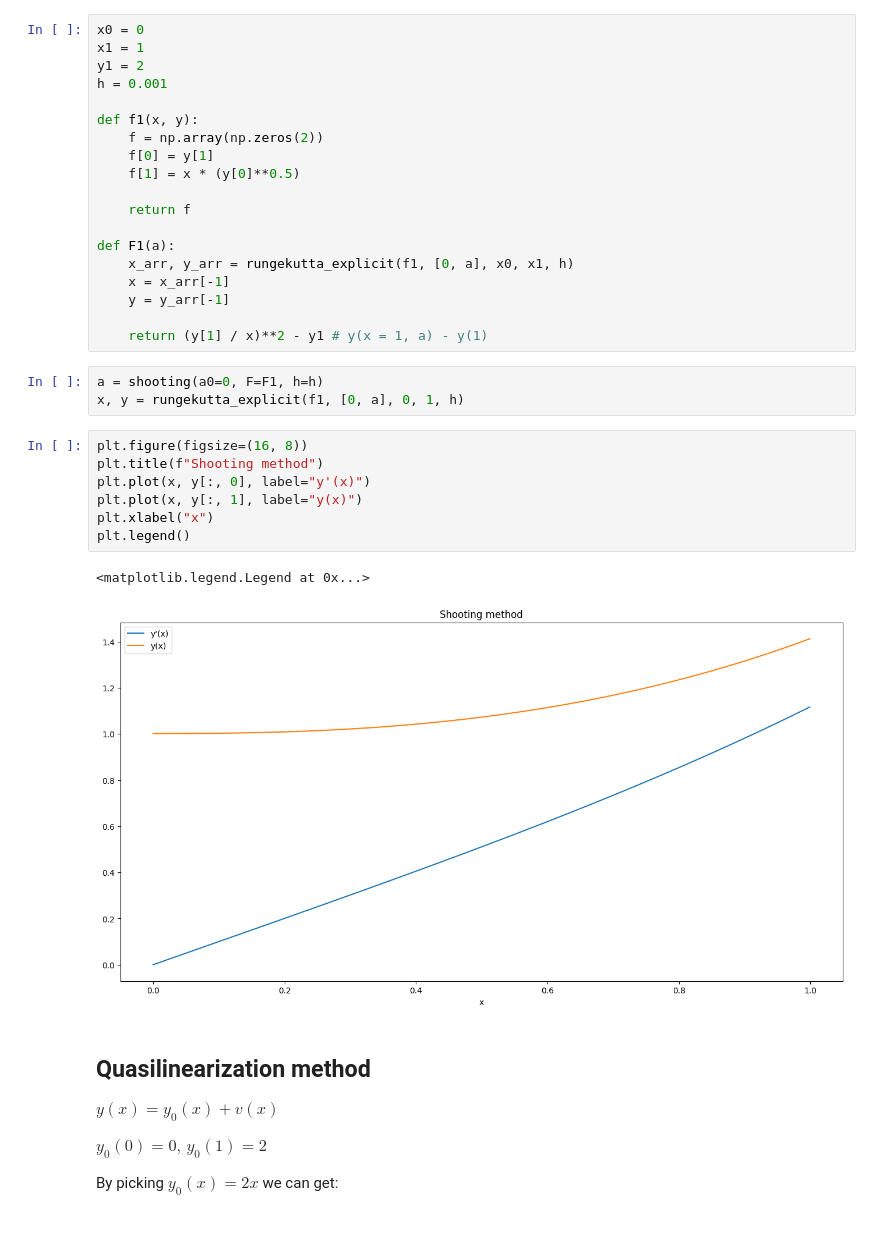
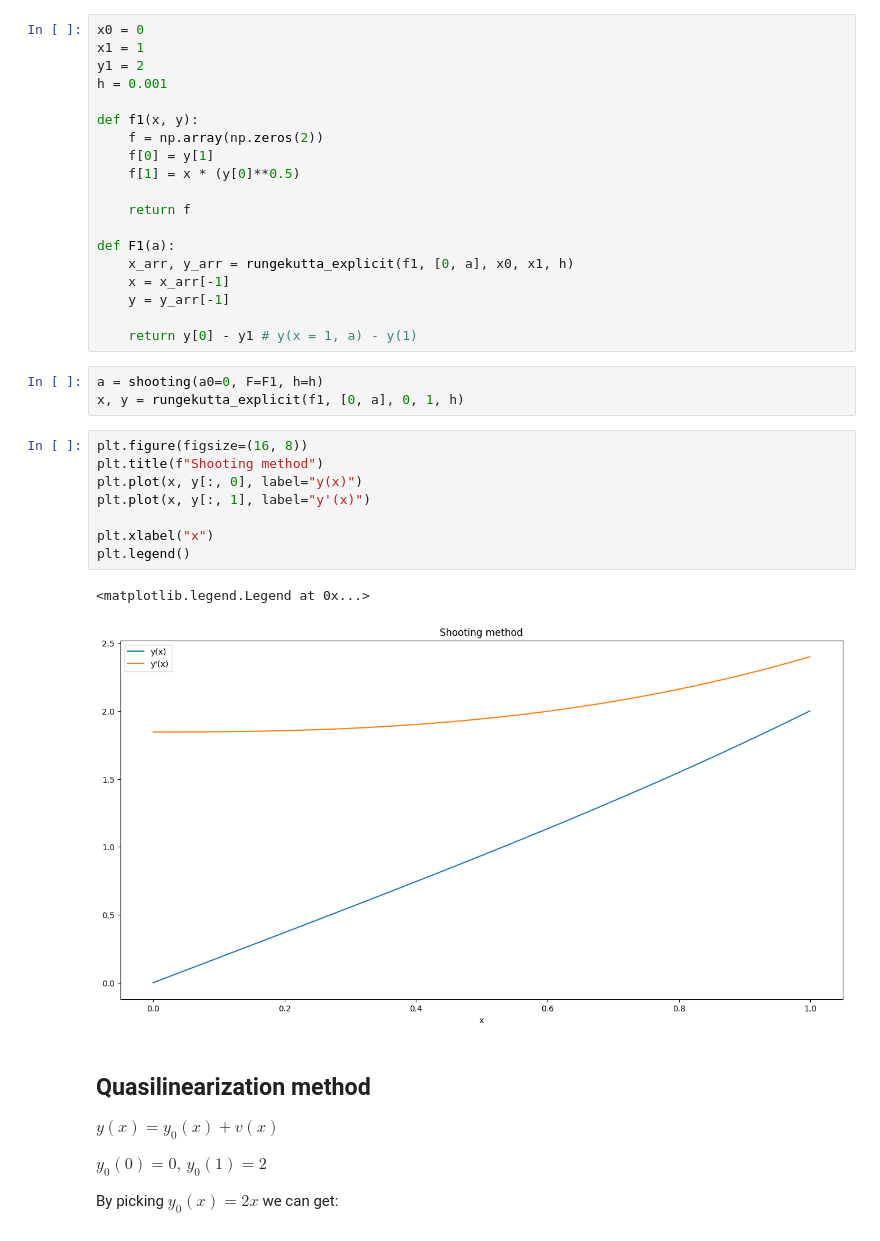
Before and after one commit to nerett/computational-mathematics, a Jupyter notebook: 8-9-NDE/8-nde.ipynb, the cells around one changed output. Saved outputs shown, nothing was run; the diff lists cells and outputs as text.

```diff
--- a/8-9-NDE/8-nde.ipynb
+++ b/8-9-NDE/8-nde.ipynb
@@ -82,20 +82,21 @@ def F1(a):
     x = x_arr[-1]
     y = y_arr[-1]
 
-    return (y[1] / x)**2 - y1 # y(x = 1, a) - y(1)
+    return y[0] - y1 # y(x = 1, a) - y(1)
 # %%
 a = shooting(a0=0, F=F1, h=h)
 x, y = rungekutta_explicit(f1, [0, a], 0, 1, h)
 # %%
 plt.figure(figsize=(16, 8))
 plt.title(f"Shooting method")
-plt.plot(x, y[:, 0], label="y'(x)")
-plt.plot(x, y[:, 1], label="y(x)")
+plt.plot(x, y[:, 0], label="y(x)")
+plt.plot(x, y[:, 1], label="y'(x)")
+
 plt.xlabel("x")
 plt.legend()
 # %% [output]
 <matplotlib.legend.Legend at 0x...>
-[figure, old version]
+[figure, new version]
 # %% [markdown]
 ## Quasilinearization method
 $ y(x) = y_0(x) + v (x) $
```
